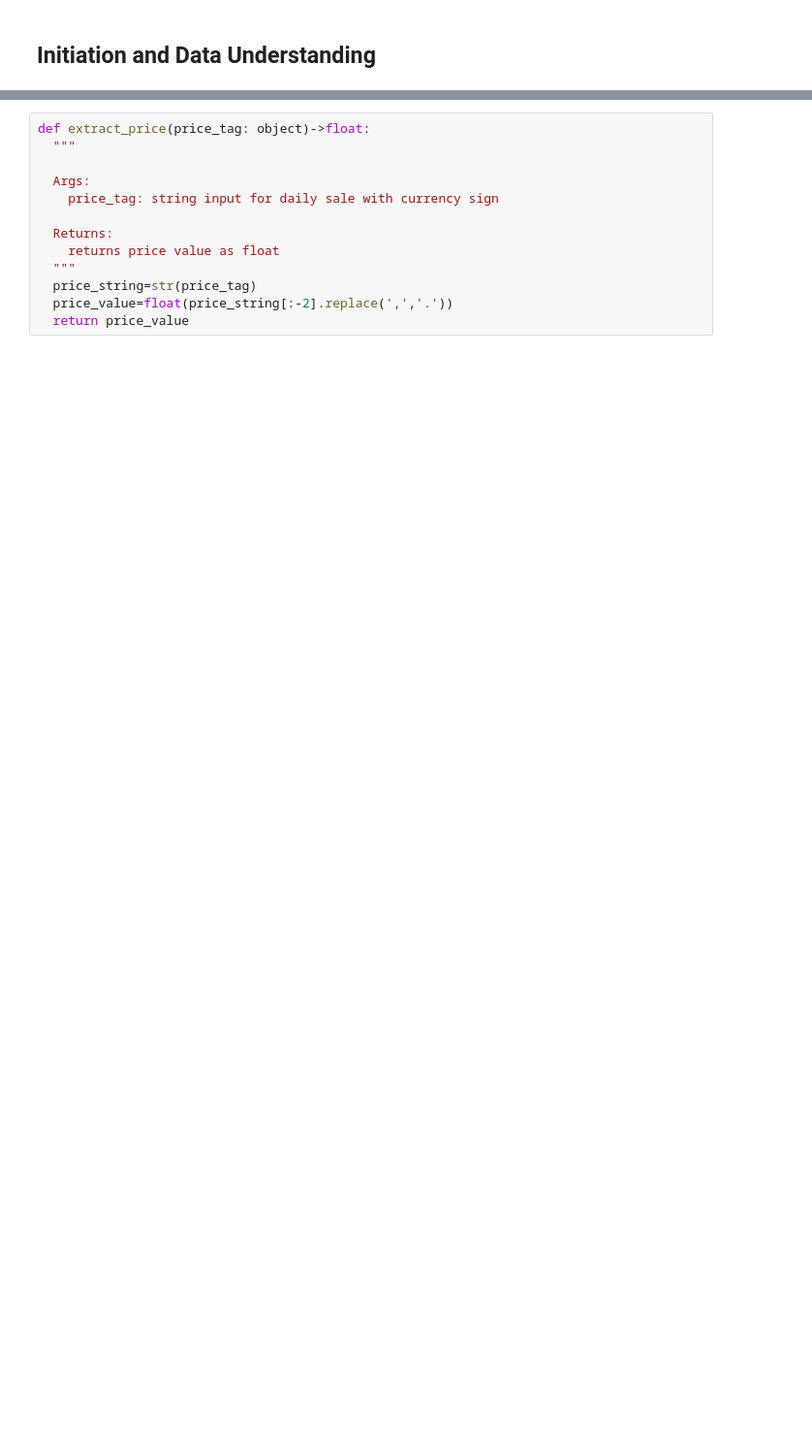
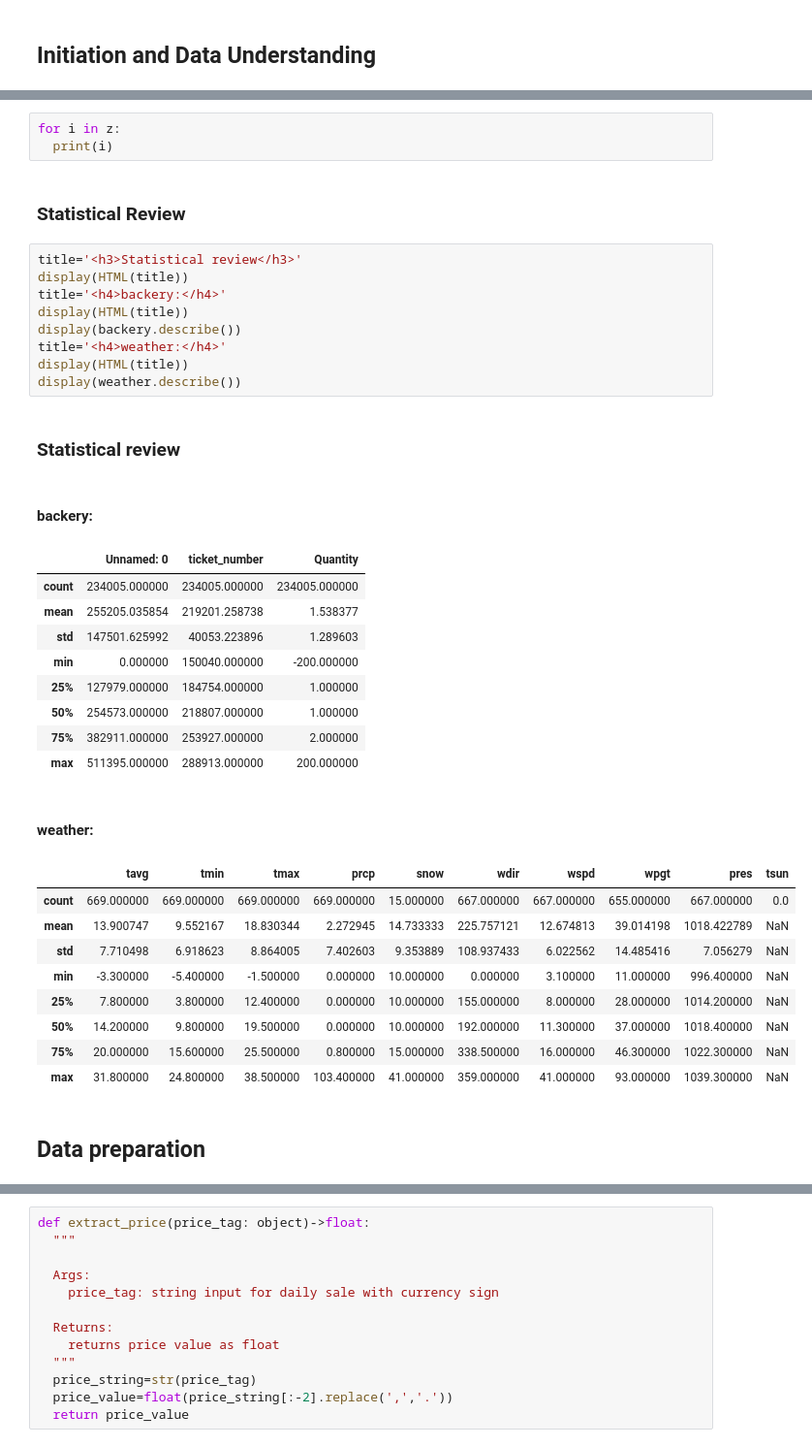
Before and after one commit to msbeigi/sale-analysis, a Jupyter notebook: backery_sale.ipynb, the cells around one changed output, grey strips where cells are left out. Shown at 97% size. Drawn from its saved outputs; the diff is of its cells as text; blank space fills up the shorter version.

```diff
--- a/backery_sale.ipynb
+++ b/backery_sale.ipynb
@@ -104 +97,39 @@ dtype: int64
+# %%
+for i in z:
+  print(i)
+# %% [markdown]
+### Statistical Review
+# %%
+title='<h3>Statistical review</h3>'
+display(HTML(title))
+title='<h4>backery:</h4>'
+display(HTML(title))
+display(backery.describe())
+title='<h4>weather:</h4>'
+display(HTML(title))
+display(weather.describe())
+# %% [output]
+Statistical review
+backery:
+|  | Unnamed: 0 | ticket_number | Quantity |
+| count | 234005.000000 | 234005.000000 | 234005.000000 |
+| mean | 255205.035854 | 219201.258738 | 1.538377 |
+| std | 147501.625992 | 40053.223896 | 1.289603 |
+| min | 0.000000 | 150040.000000 | -200.000000 |
+| 25% | 127979.000000 | 184754.000000 | 1.000000 |
+| 50% | 254573.000000 | 218807.000000 | 1.000000 |
+| 75% | 382911.000000 | 253927.000000 | 2.000000 |
+| max | 511395.000000 | 288913.000000 | 200.000000 |
+weather:
+|  | tavg | tmin | tmax | prcp | snow | wdir | wspd | wpgt | pres | tsun |
+| count | 669.000000 | 669.000000 | 669.000000 | 669.000000 | 15.000000 | 667.000000 | 667.000000 | 655.000000 | 667.000000 | 0.0 |
+| mean | 13.900747 | 9.552167 | 18.830344 | 2.272945 | 14.733333 | 225.757121 | 12.674813 | 39.014198 | 1018.422789 | NaN |
+| std | 7.710498 | 6.918623 | 8.864005 | 7.402603 | 9.353889 | 108.937433 | 6.022562 | 14.485416 | 7.056279 | NaN |
+| min | -3.300000 | -5.400000 | -1.500000 | 0.000000 | 10.000000 | 0.000000 | 3.100000 | 11.000000 | 996.400000 | NaN |
+| 25% | 7.800000 | 3.800000 | 12.400000 | 0.000000 | 10.000000 | 155.000000 | 8.000000 | 28.000000 | 1014.200000 | NaN |
+| 50% | 14.200000 | 9.800000 | 19.500000 | 0.000000 | 10.000000 | 192.000000 | 11.300000 | 37.000000 | 1018.400000 | NaN |
+| 75% | 20.000000 | 15.600000 | 25.500000 | 0.800000 | 15.000000 | 338.500000 | 16.000000 | 46.300000 | 1022.300000 | NaN |
+| max | 31.800000 | 24.800000 | 38.500000 | 103.400000 | 41.000000 | 359.000000 | 41.000000 | 93.000000 | 1039.300000 | NaN |
+# %% [markdown]
+## Data preparation
 # %% [markdown]
```
Also changed, not shown: parts of 14 cells of this notebook.
